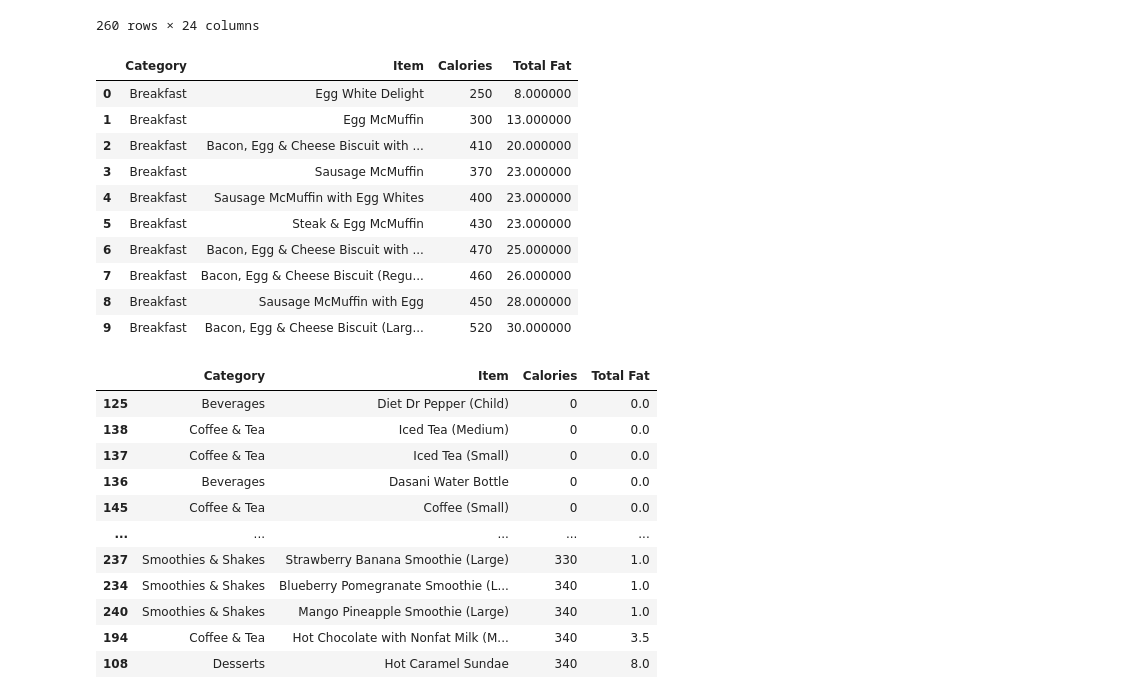
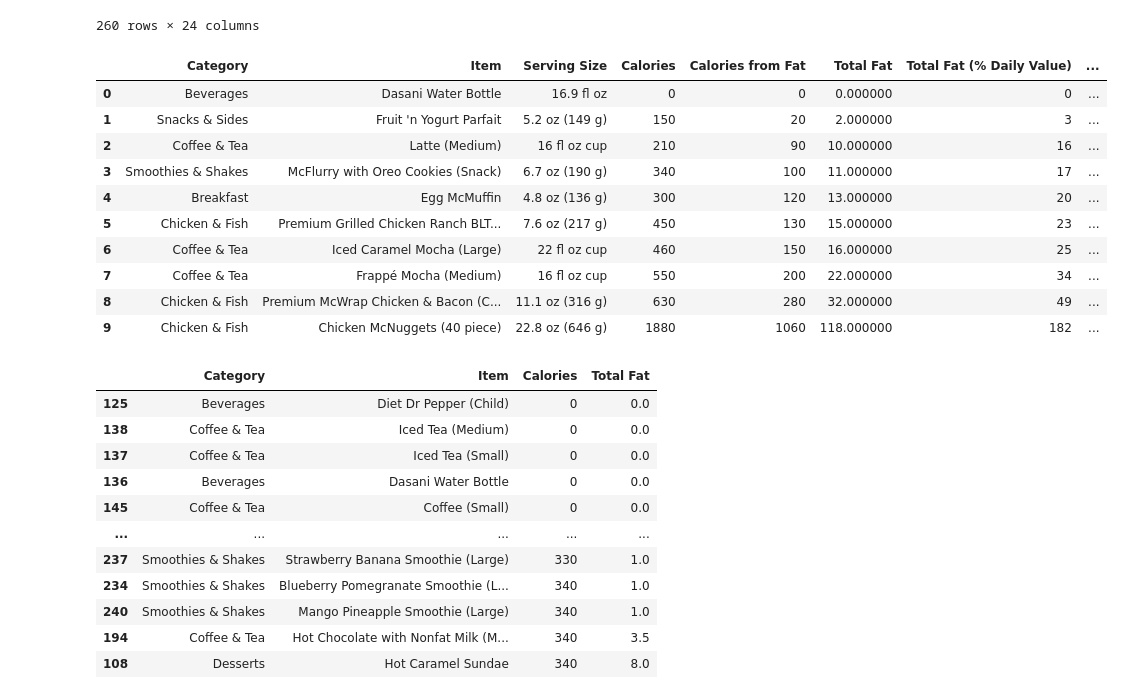
Before and after one commit to Irishka16/Programing, a Jupyter notebook: Course work/course workV3.1.ipynb, the cells around one changed output. Drawn from its saved outputs; the diff is of its cells as text; code cells hidden in the pictures.

```diff
--- a/Course work/course workV3.1.ipynb
+++ b/Course work/course workV3.1.ipynb
@@ -79,40 +110,25 @@ df
 | 258 | Smoothies & Shakes | McFlurry with Reese's Peanut Butt... | 14.2 oz (403 g) | 810 | 290 | 32.0 | 50 | ... |
 | 259 | Smoothies & Shakes | McFlurry with Reese's Peanut Butt... | 7.1 oz (202 g) | 410 | 150 | 16.0 | 25 | ... |
 260 rows × 24 columns
-# %%
-# функція створення кольорованої таблиці
-def ctable(value):
-    color = 'black'
-    try:
-        # при значення більше 25 розфарбовуємо значення у червоний
-        if value > 25:
-            if value in df['Total Fat'].tolist():
-                color = 'red'
-        # при значенні менше 15 - у зелений
-        elif value < 15:
-            if value in df['Total Fat'].tolist():
-                color = 'green'
-    except Exception as e:
-        print(f"An error occurred: {e}")
-        color = 'black'
-    return f'color: {color}'
-# обираємо 10 перших значень з таблиці
-s = df.head(10)[['Category', 'Item', 'Calories', 'Total Fat']]
-# сортуємо по полю жирів та розфарбовуємо таблицю
-s = s.sort_values(by='Total Fat', ascending=True).reset_index(drop=True).style.applymap(ctable, subset=['Total Fat'])
-s
-# %% [output]
-|  | Category | Item | Calories | Total Fat |
-| 0 | Breakfast | Egg White Delight | 250 | 8.000000 |
-| 1 | Breakfast | Egg McMuffin | 300 | 13.000000 |
-| 2 | Breakfast | Bacon, Egg & Cheese Biscuit with ... | 410 | 20.000000 |
-| 3 | Breakfast | Sausage McMuffin | 370 | 23.000000 |
-| 4 | Breakfast | Sausage McMuffin with Egg Whites | 400 | 23.000000 |
-| 5 | Breakfast | Steak & Egg McMuffin | 430 | 23.000000 |
-| 6 | Breakfast | Bacon, Egg & Cheese Biscuit with ... | 470 | 25.000000 |
-| 7 | Breakfast | Bacon, Egg & Cheese Biscuit (Regu... | 460 | 26.000000 |
-| 8 | Breakfast | Sausage McMuffin with Egg | 450 | 28.000000 |
-| 9 | Breakfast | Bacon, Egg & Cheese Biscuit (Larg... | 520 | 30.000000 |
+# %%
+
+# обираємо 10 перших значень з таблиці
+s = df.sample(10)
+# сортуємо по полю жирів та розфарбовуємо таблицю
+s = s.sort_values(by='Total Fat', ascending=True).reset_index(drop=True).style.highlight_max(color="green").highlight_min(color='red')
+s
+# %% [output]
+|  | Category | Item | Serving Size | Calories | Calories from Fat | Total Fat | Total Fat (% Daily Value) | ... |
+| 0 | Beverages | Dasani Water Bottle | 16.9 fl oz | 0 | 0 | 0.000000 | 0 | ... |
+| 1 | Snacks & Sides | Fruit 'n Yogurt Parfait | 5.2 oz (149 g) | 150 | 20 | 2.000000 | 3 | ... |
+| 2 | Coffee & Tea | Latte (Medium) | 16 fl oz cup | 210 | 90 | 10.000000 | 16 | ... |
+| 3 | Smoothies & Shakes | McFlurry with Oreo Cookies (Snack) | 6.7 oz (190 g) | 340 | 100 | 11.000000 | 17 | ... |
+| 4 | Breakfast | Egg McMuffin | 4.8 oz (136 g) | 300 | 120 | 13.000000 | 20 | ... |
+| 5 | Chicken & Fish | Premium Grilled Chicken Ranch BLT... | 7.6 oz (217 g) | 450 | 130 | 15.000000 | 23 | ... |
+| 6 | Coffee & Tea | Iced Caramel Mocha (Large) | 22 fl oz cup | 460 | 150 | 16.000000 | 25 | ... |
+| 7 | Coffee & Tea | Frappé Mocha (Medium) | 16 fl oz cup | 550 | 200 | 22.000000 | 34 | ... |
+| 8 | Chicken & Fish | Premium McWrap Chicken & Bacon (C... | 11.1 oz (316 g) | 630 | 280 | 32.000000 | 49 | ... |
+| 9 | Chicken & Fish | Chicken McNuggets (40 piece) | 22.8 oz (646 g) | 1880 | 1060 | 118.000000 | 182 | ... |
 # %%
 def low_fat_calories(dataframe): #обираємо продукти з найменшою кількістю жирів та калорій
     new_df = df.sort_values(by=['Calories']).loc[(df['Total Fat']<10) & (df['Calories']<350 ),['Category','Item','Calories','Total Fat']]
```
Also changed, not shown: parts of 9 cells of this notebook.
